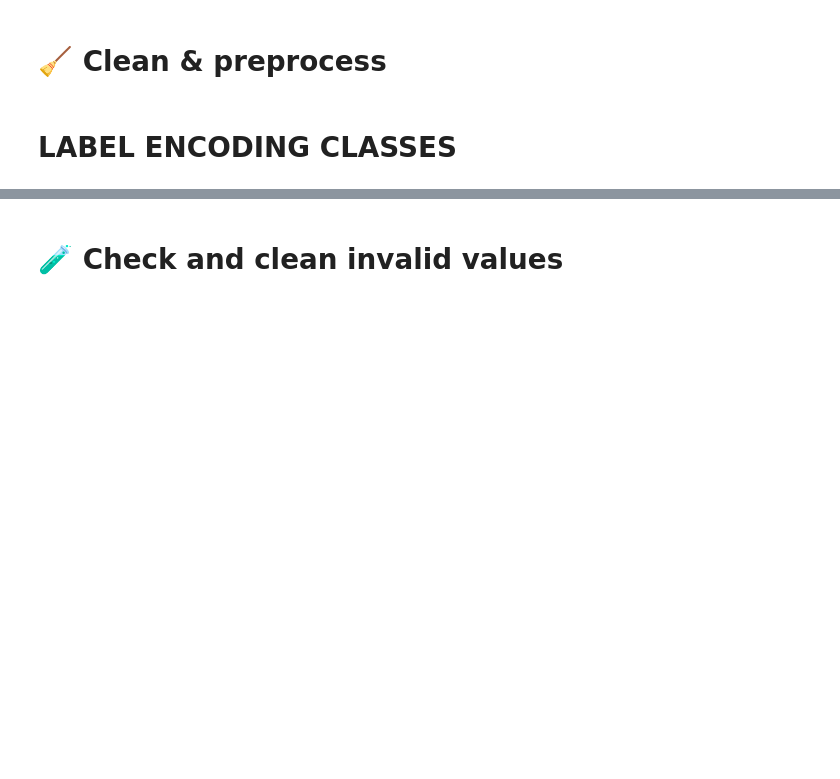
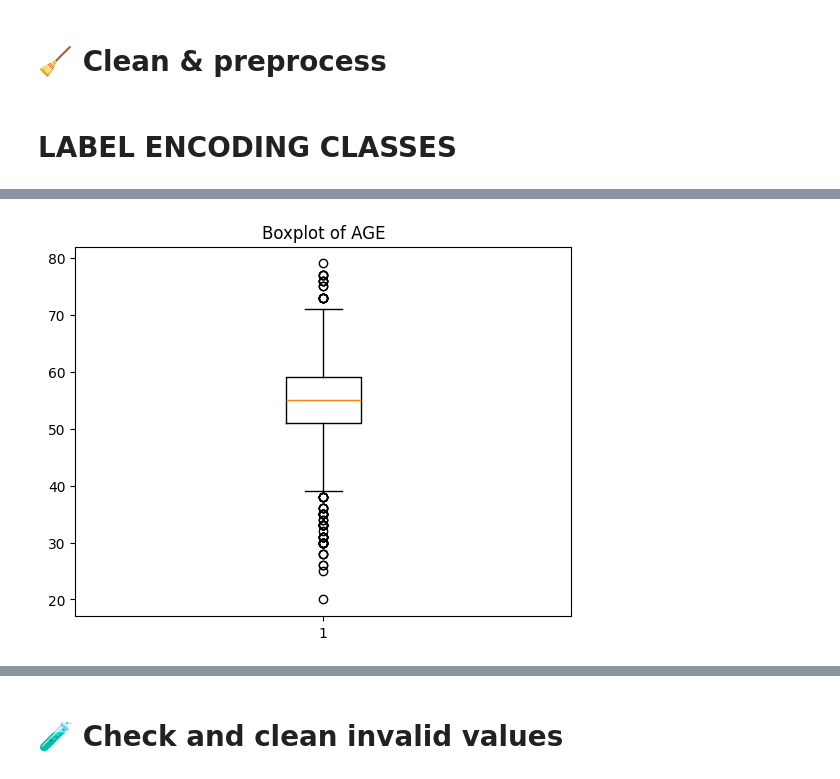
Before and after one commit to Saketh2611/Diabetes-Predictor, a Jupyter notebook: 2_Autoencoder_RFC_exp.ipynb, the cells around one changed output, grey strips where cells are left out. Saved outputs shown, nothing was run; the diff lists cells and outputs as text; code cells hidden in the pictures; blank space fills up the shorter version.

```diff
--- a/2_Autoencoder_RFC_exp.ipynb
+++ b/2_Autoencoder_RFC_exp.ipynb
@@ -38,0 +48,7 @@ X = data.drop(['CLASS'], axis=1)
+# %%
+import matplotlib.pyplot as plt
+plt.boxplot(X['AGE'])
+plt.title('Boxplot of AGE')
+plt.show()
+# %% [output]
+[figure, added]
```
Also changed, not shown: parts of 10 cells of this notebook, 2 other files.
